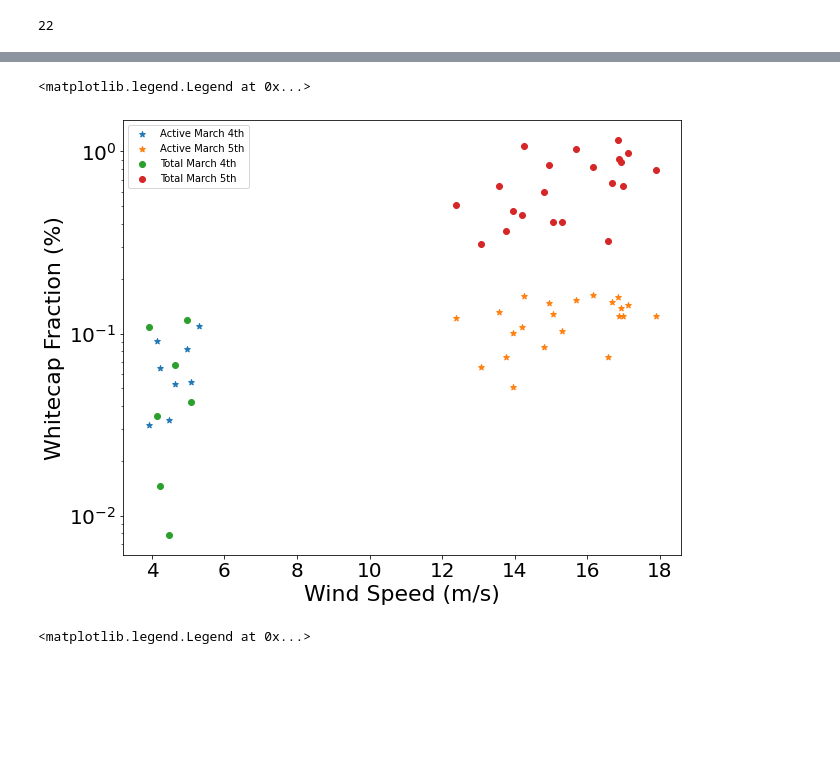
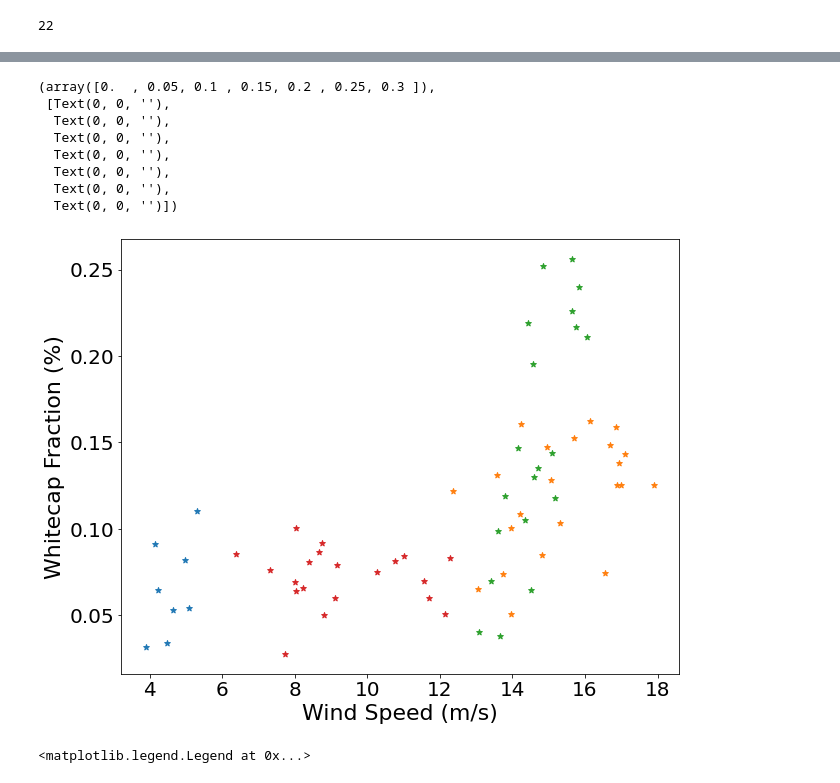
Before and after one commit to yangxin1022/my-whitecaps, a Jupyter notebook: code/active_WF_plot.ipynb, the cells around one changed output, grey strips where cells are left out. Drawn from its saved outputs; the diff is of its cells as text; code cells hidden in the pictures; blank space fills up the shorter version.

```diff
--- a/code/active_WF_plot.ipynb
+++ b/code/active_WF_plot.ipynb
@@ -168,6 +171,8 @@ def Gopro_videoOrder(path):
 # %%
 video_list_4l = Gopro_videoOrder("E:/GoPro_1Hz_Unet_output/2020_3_4")
 video_list_5l = Gopro_videoOrder("E:/GoPro_1Hz_Unet_output/2020_3_5_GoPro")
+video_list_6l = Gopro_videoOrder("E:/GoPro_1Hz_Unet_output/2020_3_6_GoPro")
+video_list_7l = Gopro_videoOrder("E:/GoPro_1Hz_Unet_output/2020_3_7_GoPro")
 # %%
 import warnings
 warnings.filterwarnings("ignore")
@@ -185,6 +190,20 @@ data_path = "E:/GoPro_1Hz_Unet_output/2020_3_5_GoPro"
 for fname in video_list_5l:
     video_data = pd.read_csv(os.path.join(data_path, fname))
     active_data_5l = active_data_5l.append(video_data[['video','active_whitecaps_fraction']])
+
+active_data_6l = pd.DataFrame()
+data_path = "E:/GoPro_1Hz_Unet_output/2020_3_6_GoPro"
+
+for fname in video_list_6l:
+    video_data = pd.read_csv(os.path.join(data_path, fname))
+    active_data_6l = active_data_6l.append(video_data[['video','active_whitecaps_fraction']])
+
+active_data_7l = pd.DataFrame()
+data_path = "E:/GoPro_1Hz_Unet_output/2020_3_7_GoPro"
+
+for fname in video_list_7l:
+    video_data = pd.read_csv(os.path.join(data_path, fname))
+    active_data_7l = active_data_7l.append(video_data[['video','active_whitecaps_fraction']])
 # %%
 wf_second = active_data_4l['active_whitecaps_fraction'].values
 wf_20min_active_4l = []
@@ -226,10 +271,17 @@ for i in range(0, len(windspeed["ucm"])):
 windspeed_20min_4l_active = windspeed_20min[0:8]
 wf_20min_active_4l = wf_20min_active_4l[0:8]
 windspeed_20min_5l_active = windspeed_20min[8:33]
+windspeed_20min_6l_active = windspeed_20min[33:61]
+windspeed_20min_7l_active = windspeed_20min[61:81]
+
+
 
 wp_20_4l_active = windspeed_20min_4l_active
 wp_20_5l_active = windspeed_20min_5l_active[0:9]
 wp_20_5l_active.extend(windspeed_20min_5l_active[12:25])
+wp_20_6l_active = windspeed_20min_6l_active[0:13]
+wp_20_6l_active.extend(windspeed_20min_6l_active[21:28])
+wp_20_7l_active = windspeed_20min_7l_active
 # %%
 len(wf_4l_20min)
 # %% [output]
@@ -247,27 +441,28 @@ wf_4l_20min
 # %%
-from pylab import *
-
-wf_4l = np.array(wf_4l_20min[0:8])
-wf_4l_active = np.array(wf_20min_active_4l)
-wf_5l = np.array(wf_5l_20min)
-wf_5l_active = np.array(wf_20min_active_5l)
-
 fig, ax = plt.subplots()
 fig.set_size_inches(10, 8)
-ax.set_yscale("log")
+
 plt.scatter(wp_20_4l_active, wf_4l_active*100, marker = '*')
 plt.scatter(wp_20_5l_active, wf_5l_active*100, marker = '*')
-plt.scatter(wp_20_4l, wf_4l*100, marker = 'o')
-plt.scatter(wp_20_5l, wf_5l*100, marker = 'o')
+plt.scatter(wp_20_6l_active, wf_6l_active*100, marker = '*')
+plt.scatter(wp_20_7l_active, wf_7l_active*100, marker = '*')
+
 
 ax.set_ylabel("Whitecap Fraction (%)",fontsize=22)
 ax.set_xlabel("Wind Speed (m/s)",fontsize=22)
 plt.xticks(fontsize=20)
 plt.yticks(fontsize=20)
-legend(["Active March 4th", "Active March 5th", "Total March 4th", "Total March 5th"])
+#legend(["Active March 4th", "Active March 5th", "Total March 4th", "Total March 5th"])
 # %% [output]
-<matplotlib.legend.Legend at 0x...>
+(array([0.  , 0.05, 0.1 , 0.15, 0.2 , 0.25, 0.3 ]),
+ [Text(0, 0, ''),
+  Text(0, 0, ''),
+  Text(0, 0, ''),
+  Text(0, 0, ''),
+  Text(0, 0, ''),
+  Text(0, 0, ''),
+  Text(0, 0, '')])
-[figure, old version]
+[figure, new version]
 # %%
 from pylab import *
 
```
Also changed, not shown: parts of 12 cells of this notebook, 4 other files.
